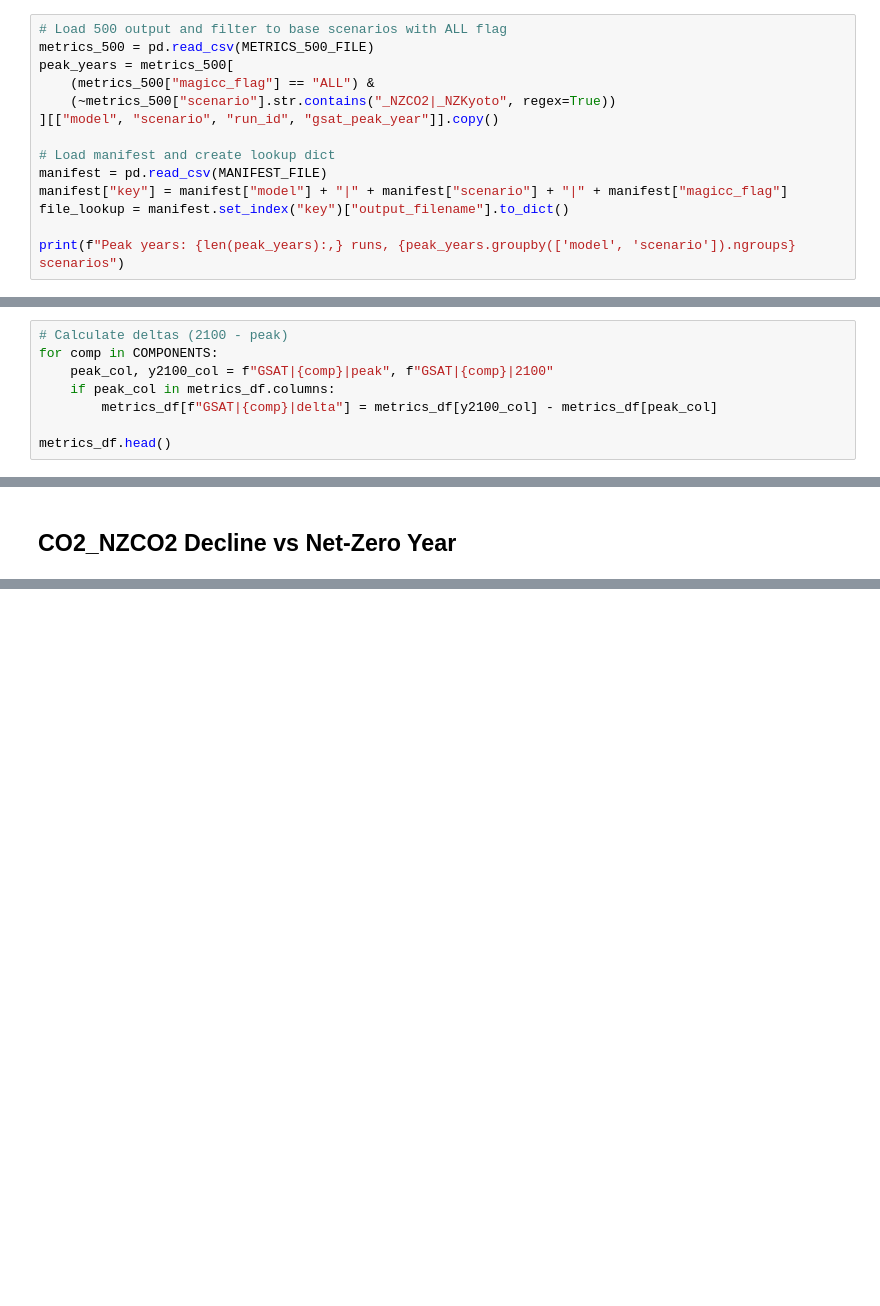
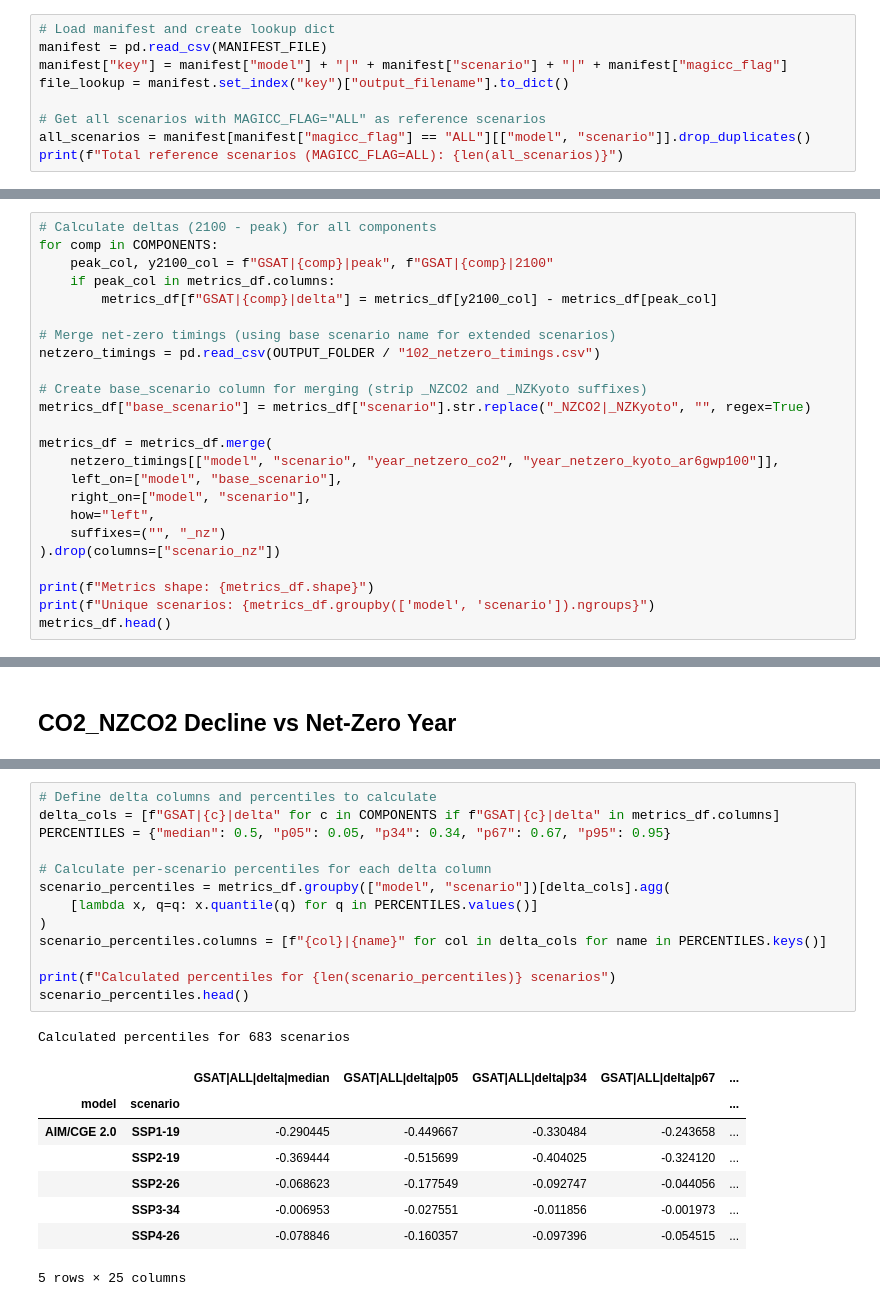
Before and after one commit to gaurav-ganti/netzero_assessment, a Jupyter notebook: analysis/503_contributions.ipynb, the cells around one changed output, grey strips where cells are left out. Saved outputs shown, nothing was run; the diff lists cells and outputs as text; blank space fills up the shorter version.

```diff
--- a/analysis/503_contributions.ipynb
+++ b/analysis/503_contributions.ipynb
@@ -36,17 +53,12 @@ COMPONENTS = ["ALL", "CO2_NZCO2", "CO2_Negative", "NonCO2_GHG", "Residual"]
 # %% [markdown]
 ## Load Data
 # %%
-# Load 500 output and filter to base scenarios with ALL flag
-metrics_500 = pd.read_csv(METRICS_500_FILE)
-peak_years = metrics_500[
-    (metrics_500["magicc_flag"] == "ALL") &
-    (~metrics_500["scenario"].str.contains("_NZCO2|_NZKyoto", regex=True))
-][["model", "scenario", "run_id", "gsat_peak_year"]].copy()
-
 # Load manifest and create lookup dict
 manifest = pd.read_csv(MANIFEST_FILE)
 manifest["key"] = manifest["model"] + "|" + manifest["scenario"] + "|" + manifest["magicc_flag"]
 file_lookup = manifest.set_index("key")["output_filename"].to_dict()
 
-print(f"Peak years: {len(peak_years):,} runs, {peak_years.groupby(['model', 'scenario']).ngroups} scenarios")
+# Get all scenarios with MAGICC_FLAG="ALL" as reference scenarios
+all_scenarios = manifest[manifest["magicc_flag"] == "ALL"][["model", "scenario"]].drop_duplicates()
+print(f"Total reference scenarios (MAGICC_FLAG=ALL): {len(all_scenarios)}")
 # %% [output]
@@ -132,11 +232,27 @@ Processed 409,800 runs across 683 scenarios
 # %% [markdown]
 ## Calculate Deltas
 # %%
-# Calculate deltas (2100 - peak)
+# Calculate deltas (2100 - peak) for all components
 for comp in COMPONENTS:
     peak_col, y2100_col = f"GSAT|{comp}|peak", f"GSAT|{comp}|2100"
     if peak_col in metrics_df.columns:
         metrics_df[f"GSAT|{comp}|delta"] = metrics_df[y2100_col] - metrics_df[peak_col]
 
+# Merge net-zero timings (using base scenario name for extended scenarios)
+netzero_timings = pd.read_csv(OUTPUT_FOLDER / "102_netzero_timings.csv")
+
+# Create base_scenario column for merging (strip _NZCO2 and _NZKyoto suffixes)
+metrics_df["base_scenario"] = metrics_df["scenario"].str.replace("_NZCO2|_NZKyoto", "", regex=True)
+
+metrics_df = metrics_df.merge(
+    netzero_timings[["model", "scenario", "year_netzero_co2", "year_netzero_kyoto_ar6gwp100"]],
+    left_on=["model", "base_scenario"],
+    right_on=["model", "scenario"],
+    how="left",
+    suffixes=("", "_nz")
+).drop(columns=["scenario_nz"])
+
+print(f"Metrics shape: {metrics_df.shape}")
+print(f"Unique scenarios: {metrics_df.groupby(['model', 'scenario']).ngroups}")
 metrics_df.head()
 # %% [output]
@@ -222,0 +349,23 @@ plt.tight_layout()
+# %%
+# Define delta columns and percentiles to calculate
+delta_cols = [f"GSAT|{c}|delta" for c in COMPONENTS if f"GSAT|{c}|delta" in metrics_df.columns]
+PERCENTILES = {"median": 0.5, "p05": 0.05, "p34": 0.34, "p67": 0.67, "p95": 0.95}
+
+# Calculate per-scenario percentiles for each delta column
+scenario_percentiles = metrics_df.groupby(["model", "scenario"])[delta_cols].agg(
+    [lambda x, q=q: x.quantile(q) for q in PERCENTILES.values()]
+)
+scenario_percentiles.columns = [f"{col}|{name}" for col in delta_cols for name in PERCENTILES.keys()]
+
+print(f"Calculated percentiles for {len(scenario_percentiles)} scenarios")
+scenario_percentiles.head()
+# %% [output]
+Calculated percentiles for 683 scenarios
+|  |  | GSAT|ALL|delta|median | GSAT|ALL|delta|p05 | GSAT|ALL|delta|p34 | GSAT|ALL|delta|p67 | ... |
+| model | scenario |  |  |  |  | ... |
+| AIM/CGE 2.0 | SSP1-19 | -0.290445 | -0.449667 | -0.330484 | -0.243658 | ... |
+|  | SSP2-19 | -0.369444 | -0.515699 | -0.404025 | -0.324120 | ... |
+|  | SSP2-26 | -0.068623 | -0.177549 | -0.092747 | -0.044056 | ... |
+|  | SSP3-34 | -0.006953 | -0.027551 | -0.011856 | -0.001973 | ... |
+|  | SSP4-26 | -0.078846 | -0.160357 | -0.097396 | -0.054515 | ... |
+5 rows × 25 columns
```
Also changed, not shown: parts of 17 cells of this notebook.
